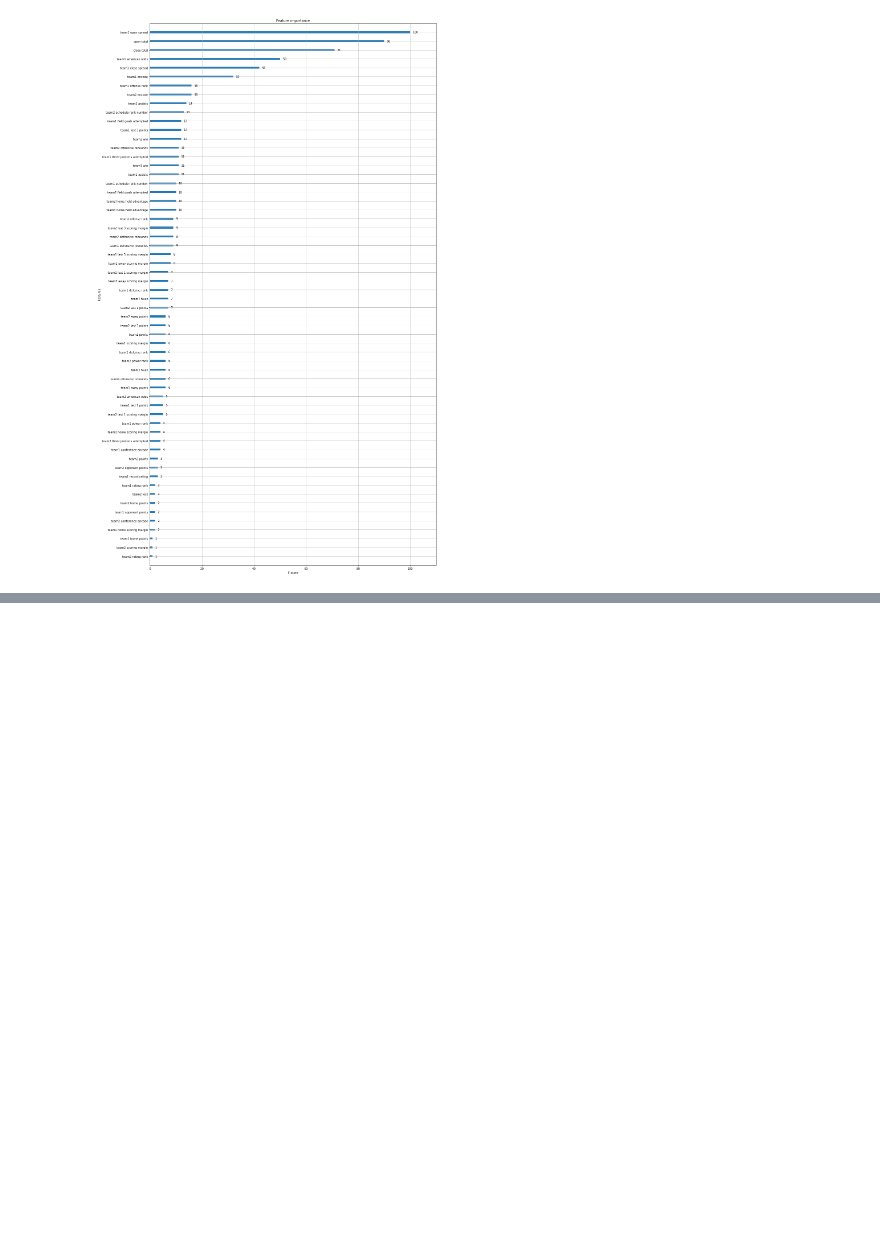
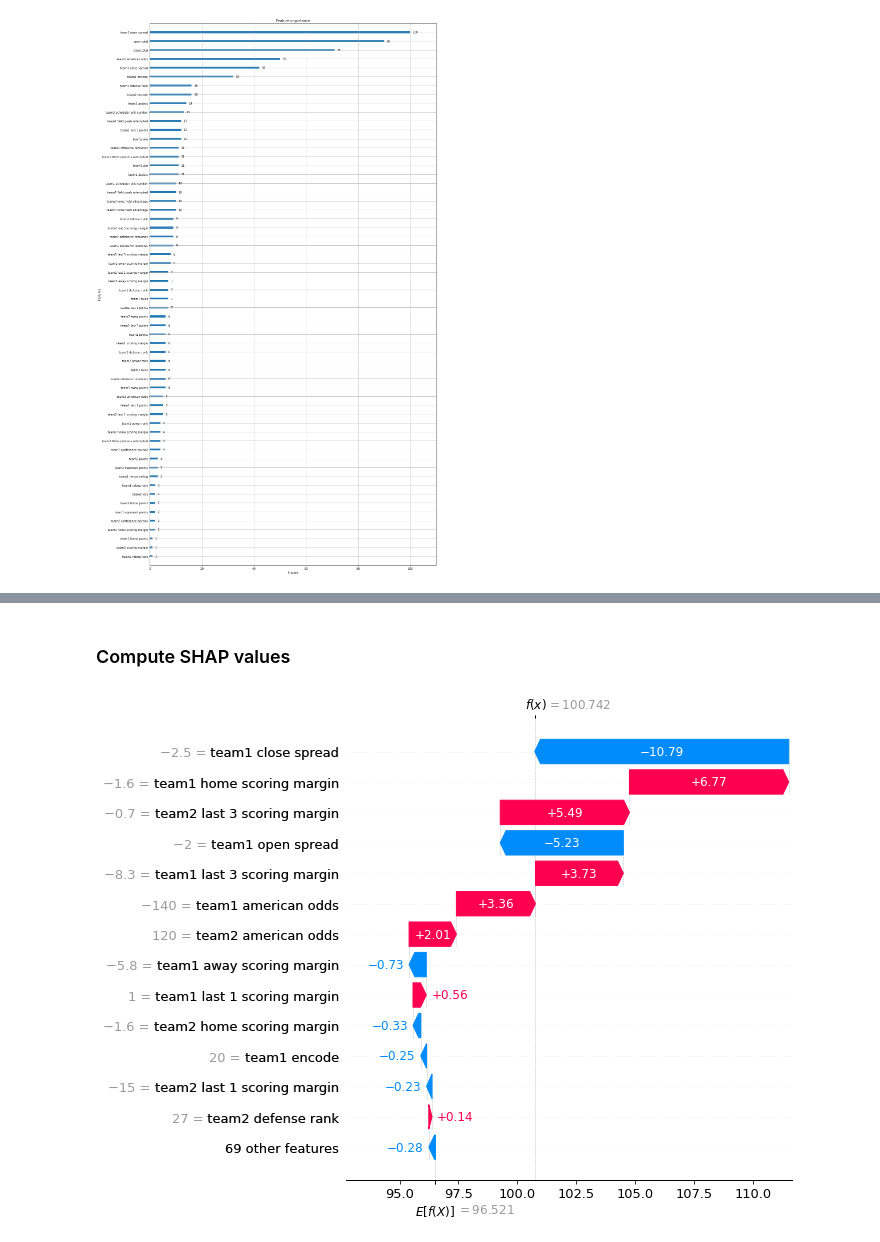
Before and after one commit to tamle7422/regression, a Jupyter notebook: nba.ipynb, the cells around one changed output, grey strips where cells are left out. Drawn from its saved outputs; the diff is of its cells as text; code cells hidden in the pictures; blank space fills up the shorter version.

```diff
--- a/nba.ipynb
+++ b/nba.ipynb
@@ -564,0 +651,10 @@ xgb.plot_importance(bst,ax=ax)
+# %% [markdown]
+### Compute SHAP values
+# %%
+explainer = shap.Explainer(XGBRegressor.predict,xTrain[:100])
+explainShapValues = explainer(xTrain[:50])
+# %%
+# the waterfall_plot shows how we get from shap_values.base_values to model.predict(X)[sample_ind]
+shap.plots.waterfall(explainShapValues[13],max_display=14)
+# %% [output]
+[figure, added]
```
Also changed, not shown: parts of 16 cells of this notebook.
